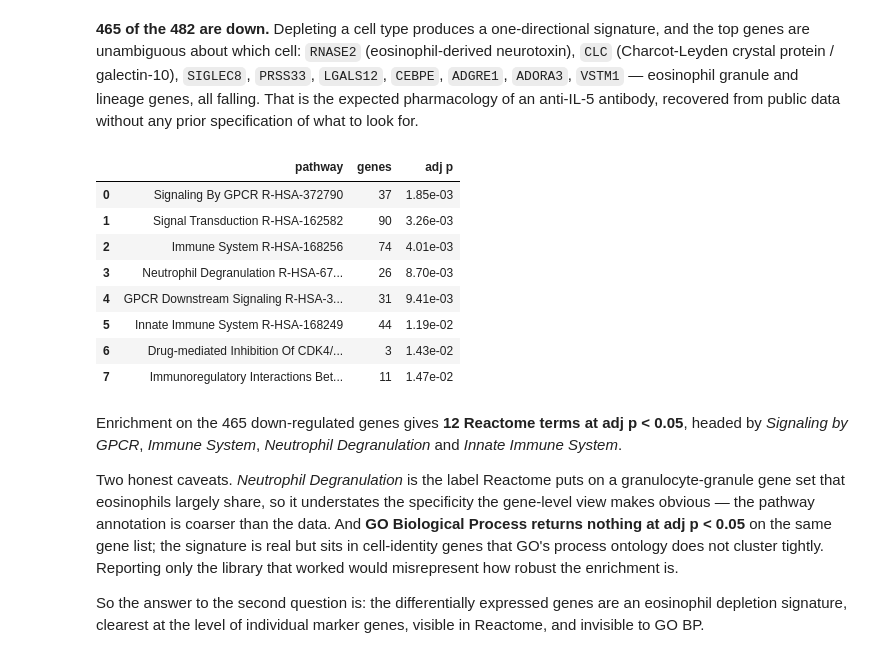
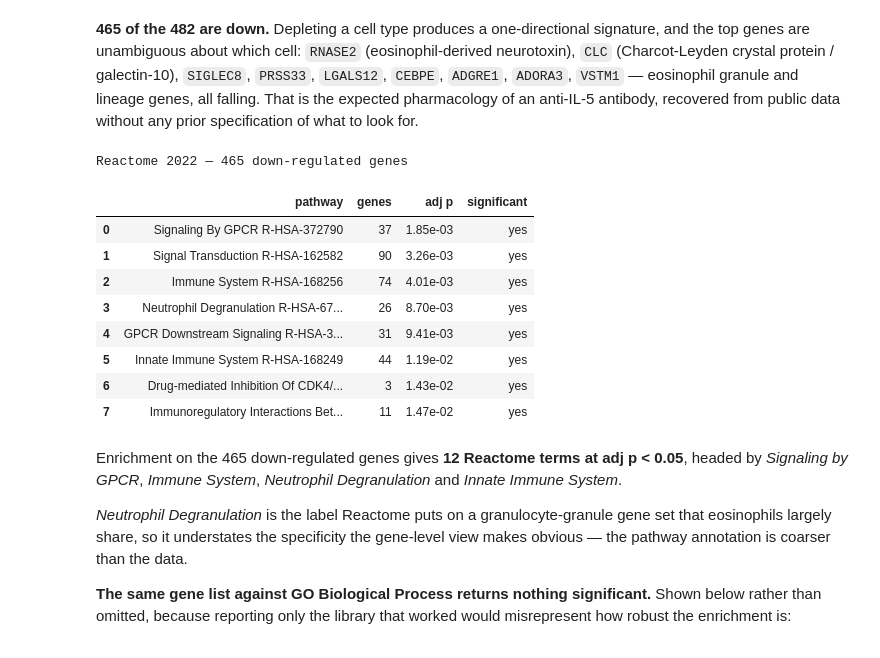
Before and after one commit to andrewsu/translator-nde, a Jupyter notebook: notebooks/asthma_translator_nde.ipynb, the cells around one changed output. Drawn from its saved outputs; the diff is of its cells as text; code cells hidden in the pictures.

```diff
--- a/notebooks/asthma_translator_nde.ipynb
+++ b/notebooks/asthma_translator_nde.ipynb
@@ -691,30 +642,33 @@ top genes are unambiguous about which cell: `RNASE2` (eosinophil-derived neuroto
 pharmacology of an anti-IL-5 antibody, recovered from public data without any prior specification
 of what to look for.
 # %%
-enr = c["enrichment"]["down:Reactome_2022"]
-pd.DataFrame([{"pathway": t["term"], "genes": t["n_genes"],
-               "adj p": f"{t['adj_p']:.2e}"} for t in enr[:8]])
+def enrichment_table(key, top=8):
+    return pd.DataFrame([{"pathway": t["term"], "genes": t["n_genes"],
+                          "adj p": f"{t['adj_p']:.2e}",
+                          "significant": "yes" if t["adj_p"] < 0.05 else "no"}
+                         for t in c["enrichment"][key][:top]])
+
+print("Reactome 2022 — 465 down-regulated genes")
+enrichment_table("down:Reactome_2022")
 # %% [output]
+Reactome 2022 — 465 down-regulated genes
-|  | pathway | genes | adj p |
-| 0 | Signaling By GPCR R-HSA-372790 | 37 | 1.85e-03 |
-| 1 | Signal Transduction R-HSA-162582 | 90 | 3.26e-03 |
-| 2 | Immune System R-HSA-168256 | 74 | 4.01e-03 |
-| 3 | Neutrophil Degranulation R-HSA-67... | 26 | 8.70e-03 |
-| 4 | GPCR Downstream Signaling R-HSA-3... | 31 | 9.41e-03 |
-| 5 | Innate Immune System R-HSA-168249 | 44 | 1.19e-02 |
-| 6 | Drug-mediated Inhibition Of CDK4/... | 3 | 1.43e-02 |
-| 7 | Immunoregulatory Interactions Bet... | 11 | 1.47e-02 |
+|  | pathway | genes | adj p | significant |
+| 0 | Signaling By GPCR R-HSA-372790 | 37 | 1.85e-03 | yes |
+| 1 | Signal Transduction R-HSA-162582 | 90 | 3.26e-03 | yes |
+| 2 | Immune System R-HSA-168256 | 74 | 4.01e-03 | yes |
+| 3 | Neutrophil Degranulation R-HSA-67... | 26 | 8.70e-03 | yes |
+| 4 | GPCR Downstream Signaling R-HSA-3... | 31 | 9.41e-03 | yes |
+| 5 | Innate Immune System R-HSA-168249 | 44 | 1.19e-02 | yes |
+| 6 | Drug-mediated Inhibition Of CDK4/... | 3 | 1.43e-02 | yes |
+| 7 | Immunoregulatory Interactions Bet... | 11 | 1.47e-02 | yes |
 # %% [markdown]
 Enrichment on the 465 down-regulated genes gives **12 Reactome terms at adj p < 0.05**, headed by
 *Signaling by GPCR*, *Immune System*, *Neutrophil Degranulation* and *Innate Immune System*.
 
-Two honest caveats. *Neutrophil Degranulation* is the label Reactome puts on a granulocyte-granule
-gene set that eosinophils largely share, so it understates the specificity the gene-level view
-makes obvious — the pathway annotation is coarser than the data. And **GO Biological Process
-returns nothing at adj p < 0.05** on the same gene list; the signature is real but sits in
-cell-identity genes that GO's process ontology does not cluster tightly. Reporting only the library
-that worked would misrepresent how robust the enrichment is.
+*Neutrophil Degranulation* is the label Reactome puts on a granulocyte-granule gene set that
+eosinophils largely share, so it understates the specificity the gene-level view makes obvious —
+the pathway annotation is coarser than the data.
 
-So the answer to the second question is: the differentially expressed genes are an eosinophil
-depletion signature, clearest at the level of individual marker genes, visible in Reactome, and
-invisible to GO BP.
+**The same gene list against GO Biological Process returns nothing significant.** Shown below
+rather than omitted, because reporting only the library that worked would misrepresent how robust
+the enrichment is:
```
Also changed, not shown: parts of 12 cells of this notebook.
